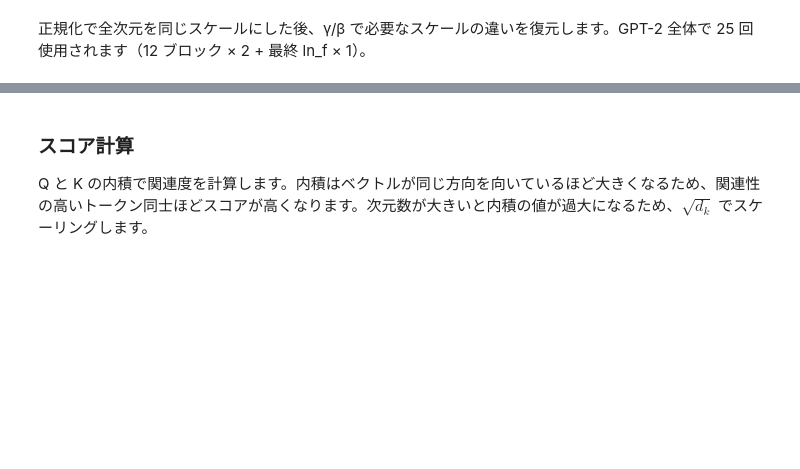
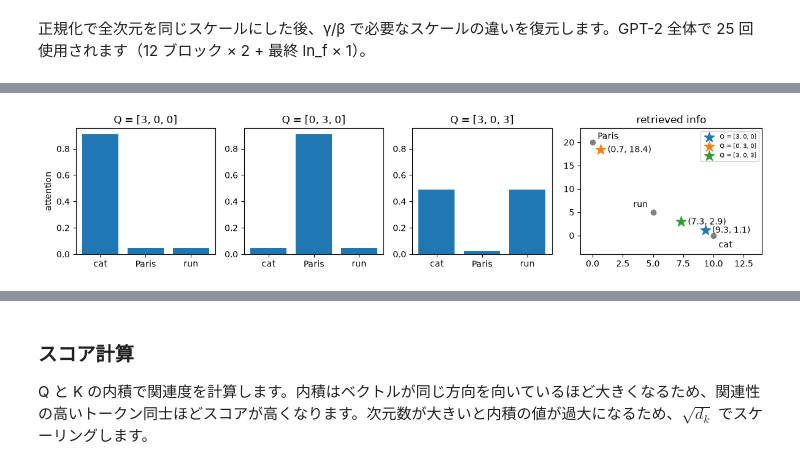
Before and after one commit to 7shi/my-gpt2, a Jupyter notebook: abridged.ipynb, the cells around one changed output, grey strips where cells are left out. Cells and saved outputs as stored; diff of their text form; code cells hidden in the pictures; blank space fills up the shorter version.

```diff
--- a/abridged.ipynb
+++ b/abridged.ipynb
@@ -443,0 +476,49 @@ print(y.mean(axis=-1).round(3), y.var(axis=-1).round(3))
+# %%
+tokens = ["cat", "Paris", "run"]
+
+# K（見出し）: 軸は [動物, 地名, 動作]
+K = np.array([[1, 0, 0],   # cat
+              [0, 1, 0],   # Paris
+              [0, 0, 1]],  # run
+             dtype=np.float32)
+# V（中身）: 選ばれたときに渡す情報
+V = np.array([[10, 0],     # cat
+              [0, 20],     # Paris
+              [5, 5]],     # run
+             dtype=np.float32)
+
+# Q（探しもの）を変えると、取り出される情報が変わる
+results = []
+for query in [[3, 0, 0], [0, 3, 0], [3, 0, 3]]:
+    scores = K @ np.array(query, dtype=np.float32)  # Q と K の内積: 見出しが探しものに合うほど大きい
+    weights = softmax(scores)                       # 注目度（合計 1）
+    result = weights @ V                            # 注目度で V を混ぜる
+    results.append((query, weights, result))
+
+# 左の 3 つ: Q ごとの注目度
+fig, axes = plt.subplots(1, 4, figsize=(12, 2.8),
+                         gridspec_kw={"width_ratios": [1, 1, 1, 1.3]})
+for ax, (query, weights, result) in zip(axes, results):
+    ax.bar(tokens, weights)
+    ax.set_title(f"Q = {query}")
+    ax.sharey(axes[0])
+axes[0].set_ylabel("attention")
+
+# 右: 取り出された情報（★）を、V（●）と同じ平面に置く
+ax = axes[3]
+ax.scatter(V[:, 0], V[:, 1], color="gray")
+offsets = {"cat": (6, -14), "Paris": (6, 4), "run": (-6, 6)}  # ラベルの位置（★との重なりを避ける）
+for token, v in zip(tokens, V):
+    dx, dy = offsets[token]
+    ax.annotate(token, v, textcoords="offset points", xytext=(dx, dy), ha="left" if dx > 0 else "right")
+for query, weights, result in results:
+    ax.scatter(*result, marker="*", s=150, label=f"Q = {query}")
+    ax.annotate(f"({result[0]:.1f}, {result[1]:.1f})", result, textcoords="offset points", xytext=(8, -3))
+ax.set_xlim(-1, 14)
+ax.set_ylim(-4, 23)
+ax.set_title("retrieved info")
+ax.legend(fontsize=7, loc="upper right")
+plt.tight_layout()
+plt.show()
+# %% [output]
+[figure, added]
```
Also changed, not shown: parts of 64 cells of this notebook, 3 other files.
